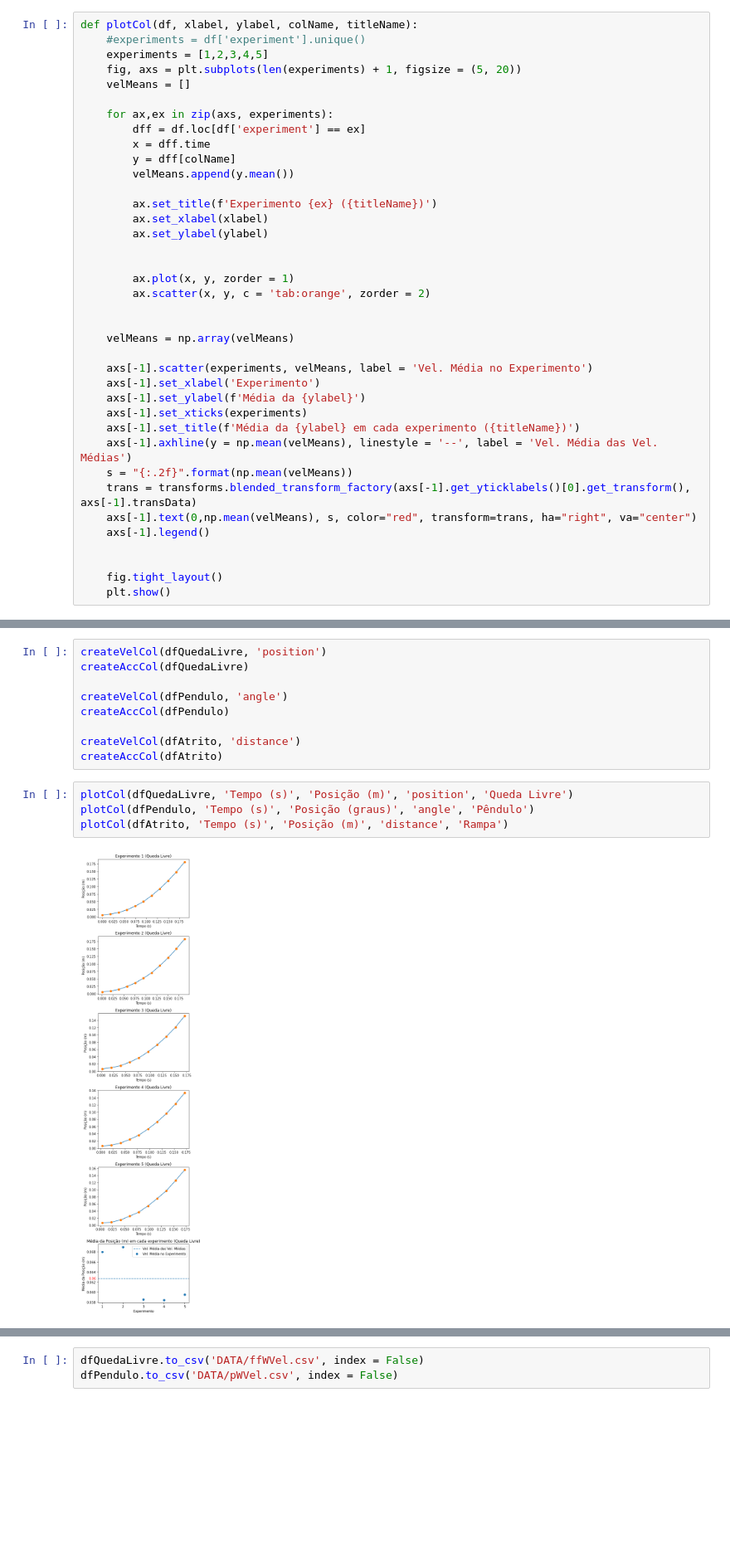
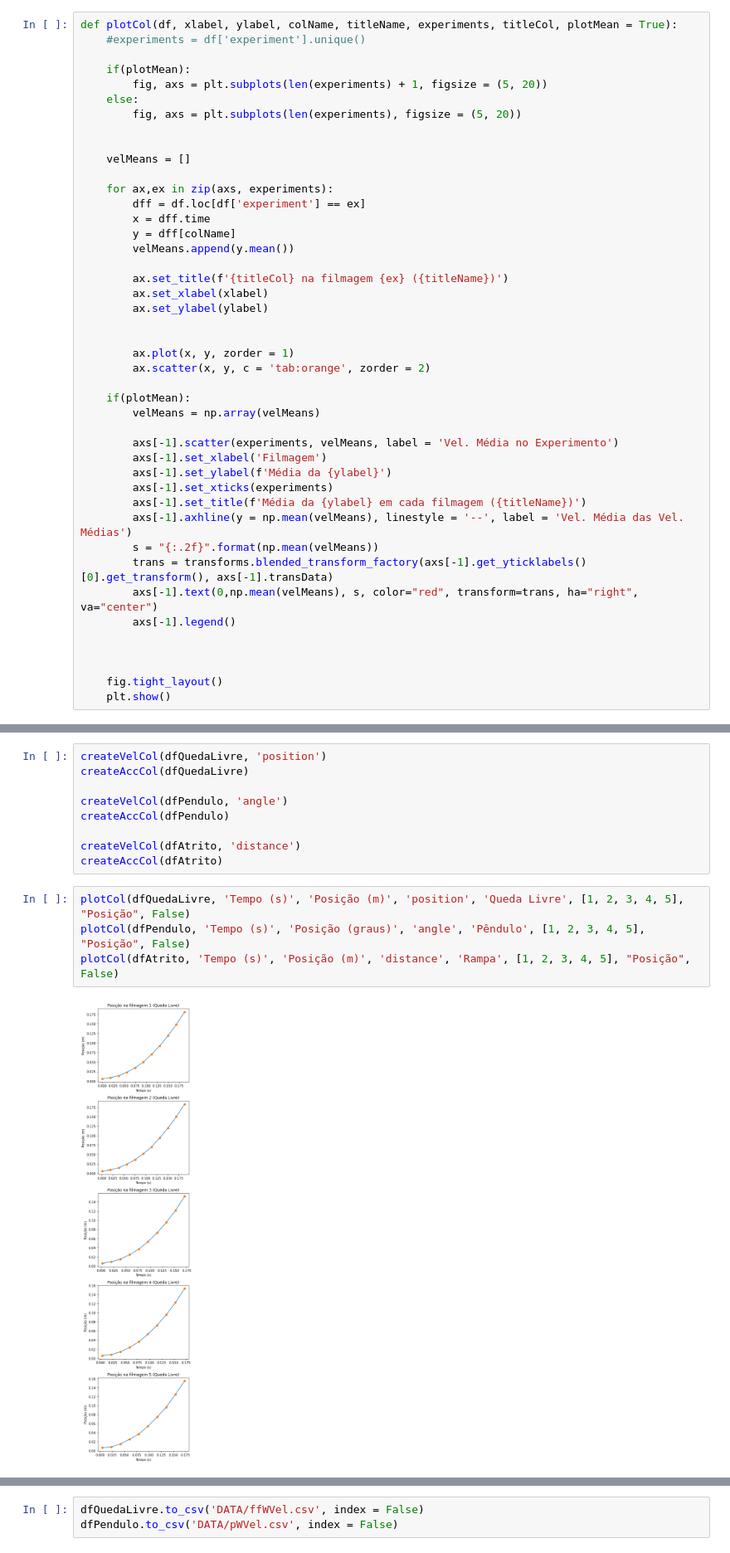
Before and after one commit to likury/EP2Modelagem, a Jupyter notebook: Visualização.ipynb, the cells around one changed output, grey strips where cells are left out. Shown at 83% size. Saved outputs shown, nothing was run; the diff lists cells and outputs as text; blank space fills up the shorter version.

Commit message:
changed plot function

```diff
--- a/Visualização.ipynb
+++ b/Visualização.ipynb
@@ -16,10 +16,15 @@ dfPendulo['angle'] = 270 - dfPendulo['angle']
 # %% [markdown]
 Vamos plotar o gráfico da posição em função do tempo
 # %%
-def plotCol(df, xlabel, ylabel, colName, titleName):
+def plotCol(df, xlabel, ylabel, colName, titleName, experiments, titleCol, plotMean = True):
     #experiments = df['experiment'].unique()
-    experiments = [1,2,3,4,5]
-    fig, axs = plt.subplots(len(experiments) + 1, figsize = (5, 20))
+
+    if(plotMean):
+        fig, axs = plt.subplots(len(experiments) + 1, figsize = (5, 20))
+    else:
+        fig, axs = plt.subplots(len(experiments), figsize = (5, 20))
+
+
     velMeans = []
 
     for ax,ex in zip(axs, experiments):
@@ -28,7 +33,7 @@ def plotCol(df, xlabel, ylabel, colName, titleName):
         y = dff[colName]
         velMeans.append(y.mean())
 
-        ax.set_title(f'Experimento {ex} ({titleName})')
+        ax.set_title(f'{titleCol} na filmagem {ex} ({titleName})')
         ax.set_xlabel(xlabel)
         ax.set_ylabel(ylabel)
 
@@ -36,19 +41,20 @@ def plotCol(df, xlabel, ylabel, colName, titleName):
         ax.plot(x, y, zorder = 1)
         ax.scatter(x, y, c = 'tab:orange', zorder = 2)
 
+    if(plotMean):
+        velMeans = np.array(velMeans)
 
-    velMeans = np.array(velMeans)
+        axs[-1].scatter(experiments, velMeans, label = 'Vel. Média no Experimento')
+        axs[-1].set_xlabel('Filmagem')
+        axs[-1].set_ylabel(f'Média da {ylabel}')
+        axs[-1].set_xticks(experiments)
+        axs[-1].set_title(f'Média da {ylabel} em cada filmagem ({titleName})')
+        axs[-1].axhline(y = np.mean(velMeans), linestyle = '--', label = 'Vel. Média das Vel. Médias')
+        s = "{:.2f}".format(np.mean(velMeans))
+        trans = transforms.blended_transform_factory(axs[-1].get_yticklabels()[0].get_transform(), axs[-1].transData)
+        axs[-1].text(0,np.mean(velMeans), s, color="red", transform=trans, ha="right", va="center")
+        axs[-1].legend()
 
-    axs[-1].scatter(experiments, velMeans, label = 'Vel. Média no Experimento')
-    axs[-1].set_xlabel('Experimento')
-    axs[-1].set_ylabel(f'Média da {ylabel}')
-    axs[-1].set_xticks(experiments)
-    axs[-1].set_title(f'Média da {ylabel} em cada experimento ({titleName})')
-    axs[-1].axhline(y = np.mean(velMeans), linestyle = '--', label = 'Vel. Média das Vel. Médias')
-    s = "{:.2f}".format(np.mean(velMeans))
-    trans = transforms.blended_transform_factory(axs[-1].get_yticklabels()[0].get_transform(), axs[-1].transData)
-    axs[-1].text(0,np.mean(velMeans), s, color="red", transform=trans, ha="right", va="center")
-    axs[-1].legend()
 
 
     fig.tight_layout()
@@ -102,8 +108,8 @@ createAccCol(dfPendulo)
 createVelCol(dfAtrito, 'distance')
 createAccCol(dfAtrito)
 # %%
-plotCol(dfQuedaLivre, 'Tempo (s)', 'Posição (m)', 'position', 'Queda Livre')
-plotCol(dfPendulo, 'Tempo (s)', 'Posição (graus)', 'angle', 'Pêndulo')
-plotCol(dfAtrito, 'Tempo (s)', 'Posição (m)', 'distance', 'Rampa')
+plotCol(dfQuedaLivre, 'Tempo (s)', 'Posição (m)', 'position', 'Queda Livre', [1, 2, 3, 4, 5], "Posição", False)
+plotCol(dfPendulo, 'Tempo (s)', 'Posição (graus)', 'angle', 'Pêndulo', [1, 2, 3, 4, 5], "Posição", False)
+plotCol(dfAtrito, 'Tempo (s)', 'Posição (m)', 'distance', 'Rampa', [1, 2, 3, 4, 5], "Posição", False)
 # %% [output]
-[figure, old version]
+[figure, new version]
```
Also changed, not shown: parts of 3 cells of this notebook.
